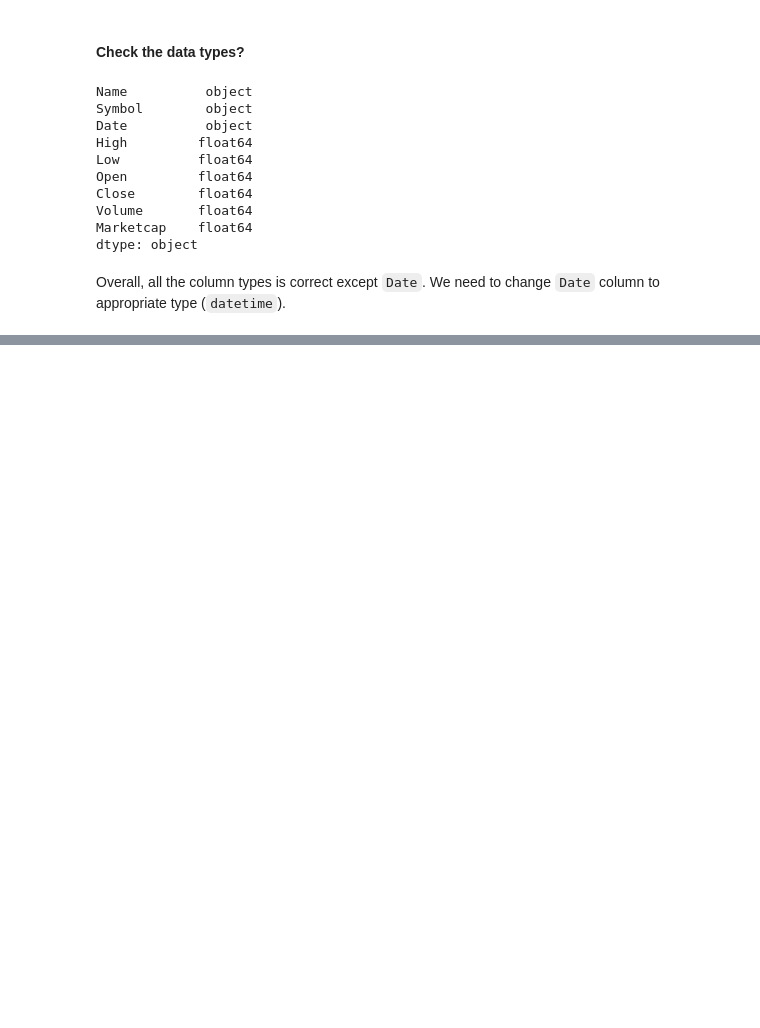
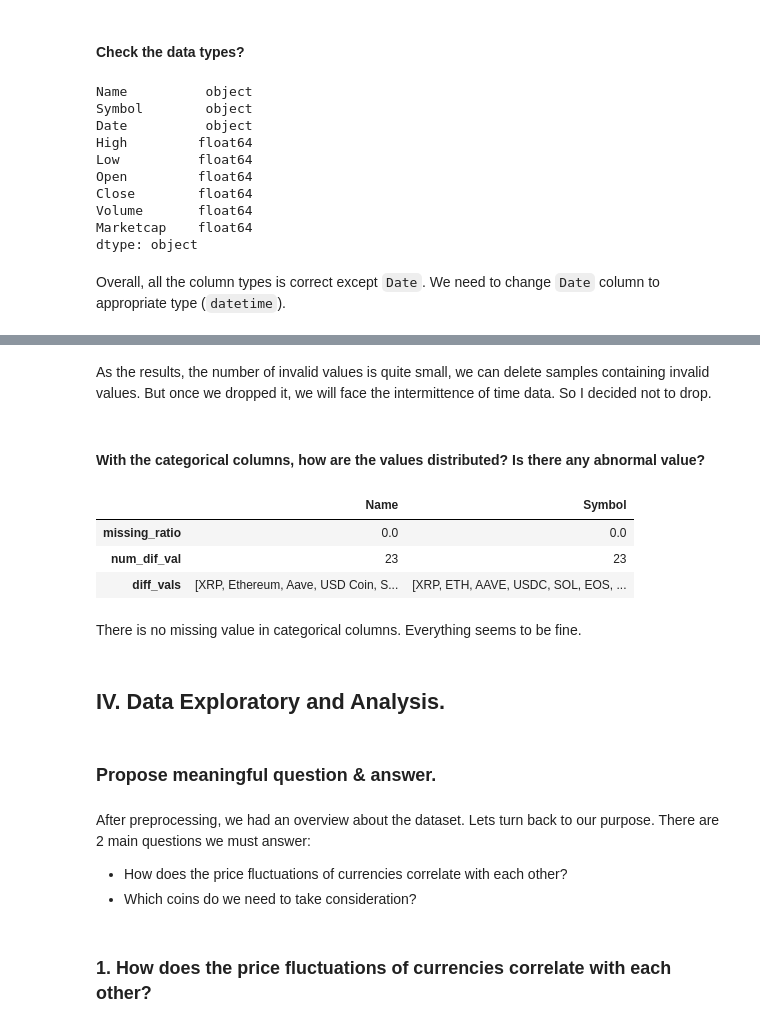
Before and after one commit to henryone0910/Crypto-Analysis, a Jupyter notebook: Final.ipynb, the cells around one changed output, grey strips where cells are left out. Drawn from its saved outputs; the diff is of its cells as text; code cells hidden in the pictures; blank space fills up the shorter version.

```diff
--- a/Final.ipynb
+++ b/Final.ipynb
@@ -267,0 +310,34 @@ So, lets take a look at these columns.
+# %% [markdown]
+As the results, the number of invalid values is quite small, we can delete samples containing invalid values. But once we dropped it, we will face the intermittence of time data. So I decided not to drop.
+# %% [markdown]
+#### With the categorical columns, how are the values distributed? Is there any abnormal value?
+# %%
+cate_cols = cryp_df.describe(include=[object]).columns
+
+cate_cols_df = cryp_df[cate_cols].agg([
+    lambda x: x.isna().mean() *100,
+    pd.Series.nunique,
+    pd.Series.unique])
+
+cate_cols_df.rename(index ={
+    '<lambda>': 'missing_ratio',
+    'nunique':'num_dif_val',
+    'unique':'diff_vals'
+})
+# %% [output]
+|  | Name | Symbol |
+| missing_ratio | 0.0 | 0.0 |
+| num_dif_val | 23 | 23 |
+| diff_vals | [XRP, Ethereum, Aave, USD Coin, S... | [XRP, ETH, AAVE, USDC, SOL, EOS, ... |
+# %% [markdown]
+There is no missing value in categorical columns. Everything seems to be fine.
+# %% [markdown]
+## IV. Data Exploratory and Analysis.
+# %% [markdown]
+### Propose meaningful question & answer.
+# %% [markdown]
+After preprocessing, we had an overview about the dataset. Lets turn back to our purpose. There are 2 main questions we must answer:
+- How does the price fluctuations of currencies correlate with each other?
+- Which coins do we need to take consideration?
+# %% [markdown]
+### 1. How does the price fluctuations of currencies correlate with each other?
```
Also changed, not shown: parts of 10 cells of this notebook.
